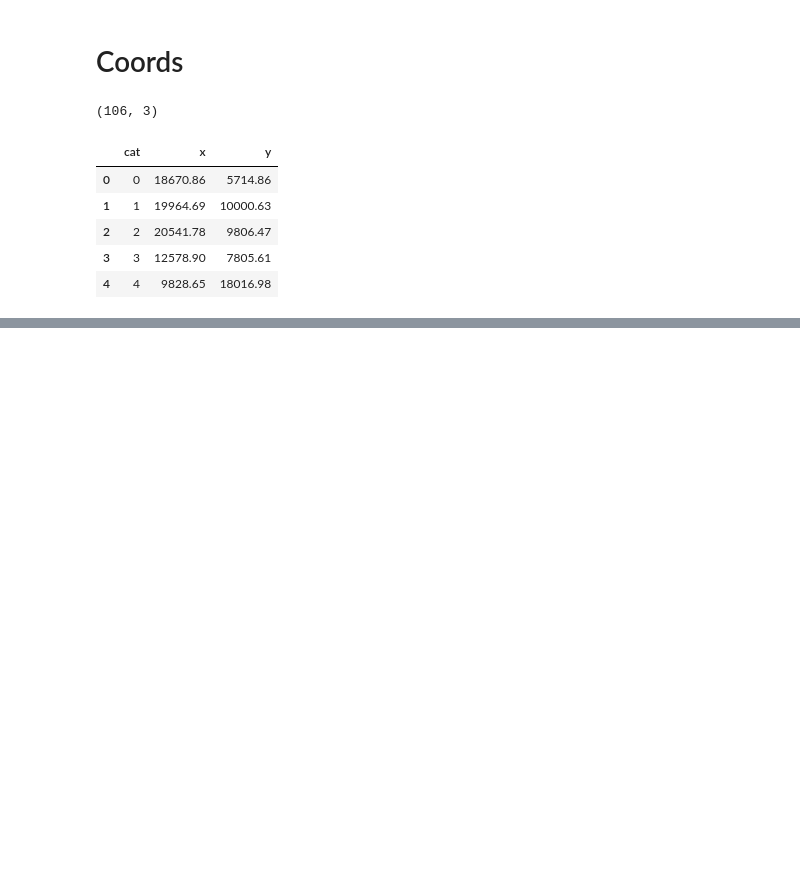
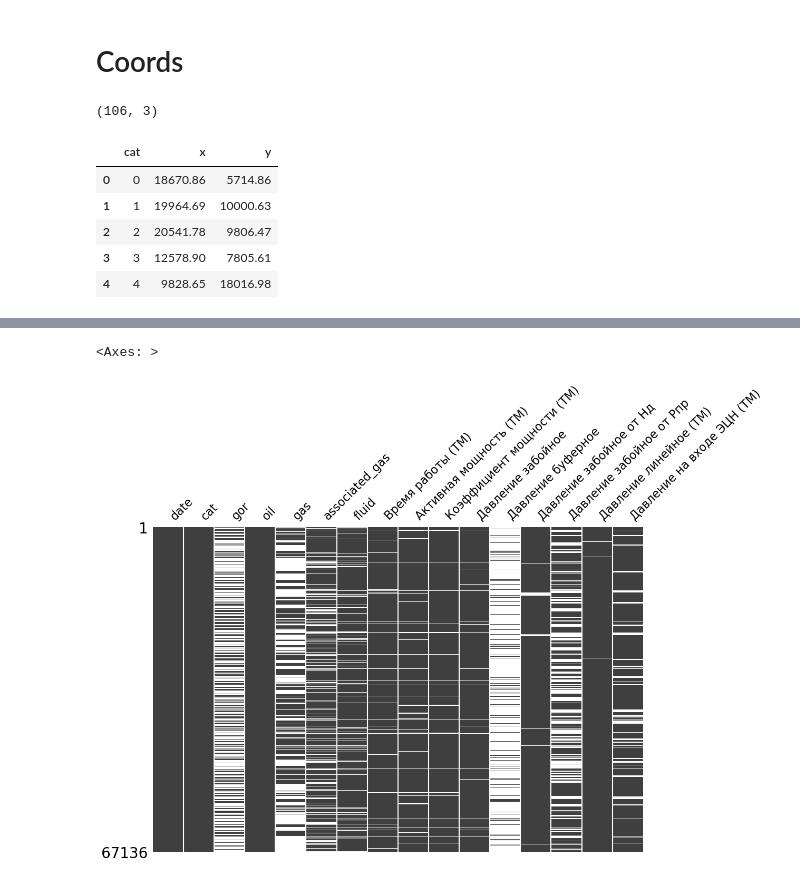
Before and after one commit to kalachinartyom/RL-in-time-series, a Jupyter notebook: notebooks/1.0-kalachin-make-itmo-dataset.ipynb, the cells around one changed output, grey strips where cells are left out. Saved outputs shown, nothing was run; the diff lists cells and outputs as text; code cells hidden in the pictures; blank space fills up the shorter version.

Commit message:
Added monthly data

```diff
--- a/notebooks/1.0-kalachin-make-itmo-dataset.ipynb
+++ b/notebooks/1.0-kalachin-make-itmo-dataset.ipynb
@@ -26,0 +10,20 @@ data
+# %%
+path = "../data/raw/ITMO production data.csv"
+data = pd.read_csv(path)
+
+rename_dict = {
+    "Номер скважины": "cat",
+    "datetime": "date",
+    "Объем жидкости": "v_fluid",
+    "Объем нефти": "v_oil",
+    "Дебит нефти": "oil",
+    "Дебит газа (ТМ)": "gas",
+    "Газовый фактор рабочий (ТМ)": "gor",
+    "Дебит газа попутного": "associated_gas",
+    "Дебит жидкости (ТМ)": "fluid"
+}
+data.rename(columns=rename_dict, inplace=True)
+
+data['date'] = pd.to_datetime(data['date'])
+
+data
@@ -50,3 +90,0 @@ df.to_csv(path, index=False)
-# %%
-data.drop(columns=["x", "y"], inplace=True)
-data
@@ -66,0 +91,8 @@ data
+# %%
+df = data[[
+    'date', 'cat', 'gor', 'oil', 'gas', 'associated_gas', 'fluid',
+    'Время работы (ТМ)', 'Активная мощность (ТМ)', 'Коэффициент мощности (ТМ)',
+    'Давление забойное', 'Давление буферное', 'Давление забойное от Hд', 'Давление забойное от Pпр', 'Давление линейное (ТМ)', 'Давление на входе ЭЦН (ТМ)'
+    ]]
+
+df.sample(10)
@@ -66,0 +111,5 @@ data
+# %%
+matrix(df, sparkline=False, figsize=(12,8))
+# %% [output]
+<Axes: >
+[figure, added]
```
Also changed, not shown: parts of 10 cells of this notebook.
